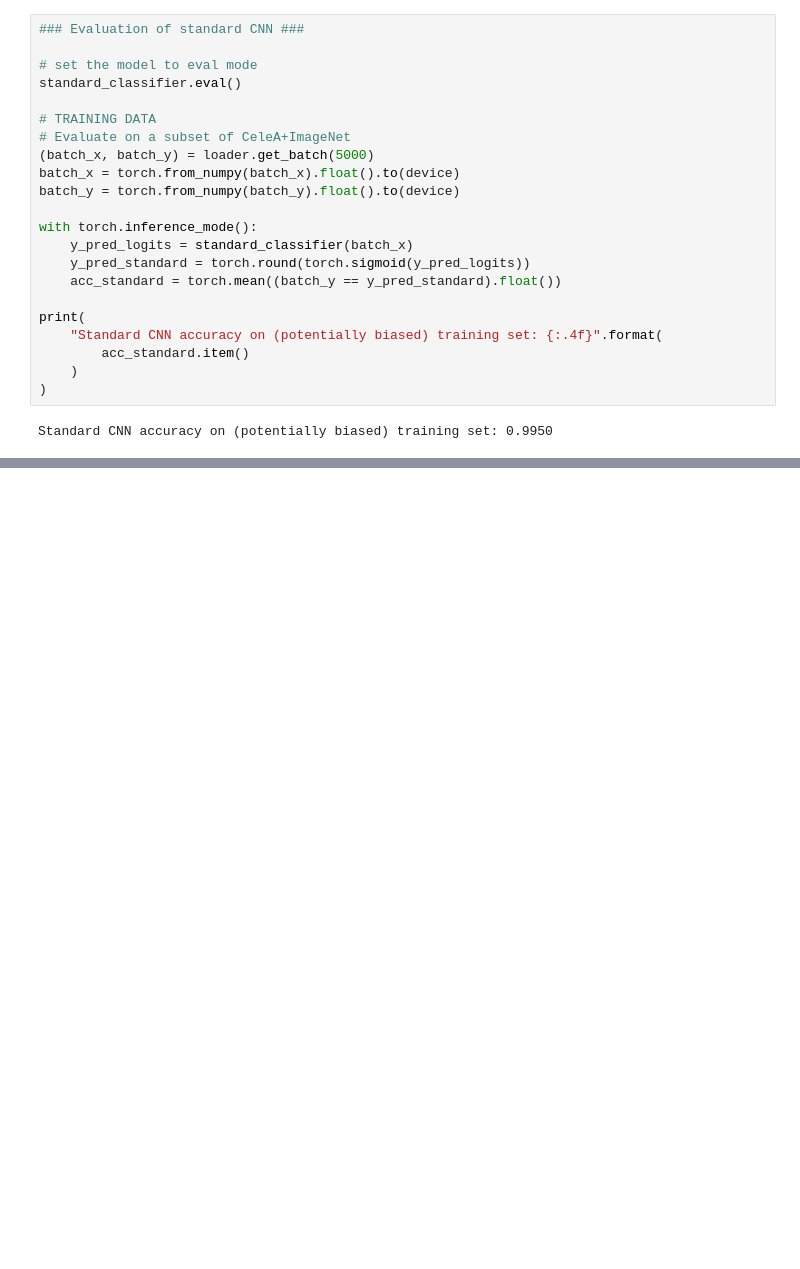
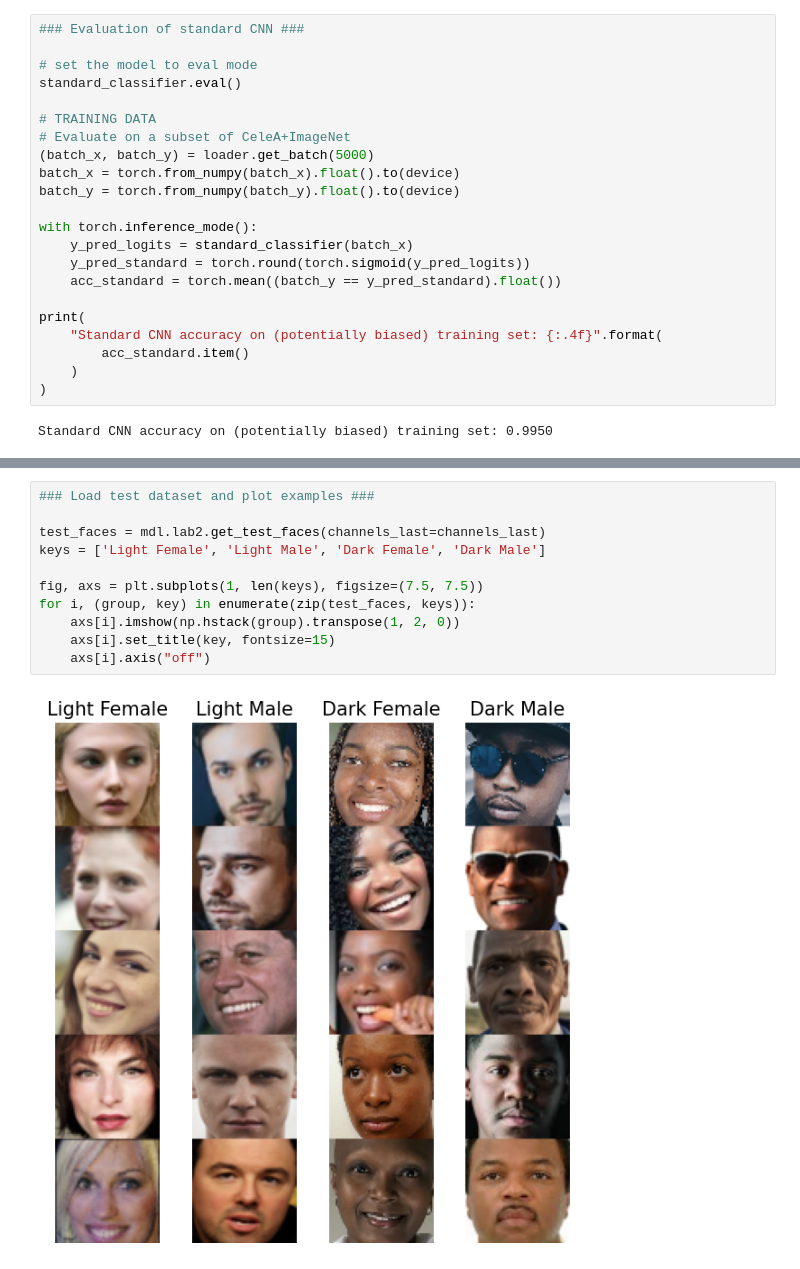
Before and after one commit to Anthonny20/Deep-Learning, a Jupyter notebook: lab2/part2_mnist.ipynb, the cells around one changed output, grey strips where cells are left out. Saved outputs shown, nothing was run; the diff lists cells and outputs as text; blank space fills up the shorter version.

```diff
--- a/lab2/part2_mnist.ipynb
+++ b/lab2/part2_mnist.ipynb
@@ -355,0 +360,13 @@ Standard CNN accuracy on (potentially biased) training set: 0.9950
+# %%
+### Load test dataset and plot examples ###
+
+test_faces = mdl.lab2.get_test_faces(channels_last=channels_last)
+keys = ['Light Female', 'Light Male', 'Dark Female', 'Dark Male']
+
+fig, axs = plt.subplots(1, len(keys), figsize=(7.5, 7.5))
+for i, (group, key) in enumerate(zip(test_faces, keys)):
+    axs[i].imshow(np.hstack(group).transpose(1, 2, 0))
+    axs[i].set_title(key, fontsize=15)
+    axs[i].axis("off")
+# %% [output]
+[figure, added]
```
Also changed, not shown: parts of 7 cells of this notebook.
